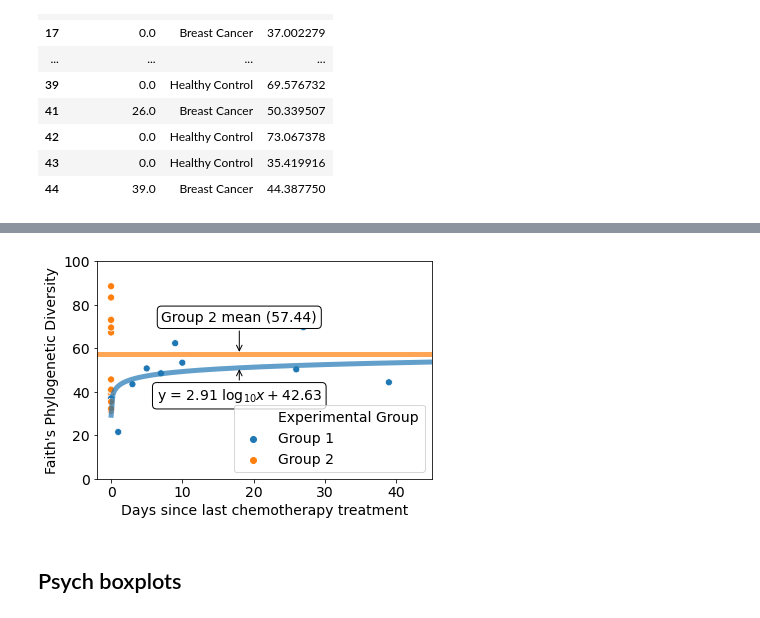
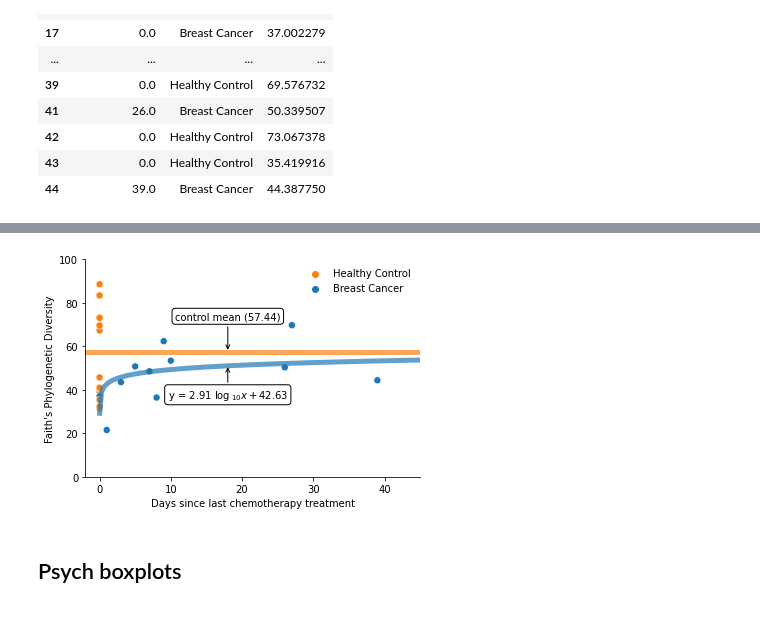
Before and after one commit to sterrettJD/Chemobrain, a Jupyter notebook: Final figs and additional analyses.ipynb, the cells around one changed output, grey strips where cells are left out. Saved outputs shown, nothing was run; the diff lists cells and outputs as text; code cells hidden in the pictures.

Commit message:
update time since plot

```diff
--- a/Final figs and additional analyses.ipynb
+++ b/Final figs and additional analyses.ipynb
@@ -200,7 +205,7 @@ logy = fit[0] * np.log(x) + fit[1]
 ax = sns.scatterplot(y="faith_pd",
                      x="Time difference",
                      data=time_faith,
-                     hue="Experimental Group",
+                     hue="Chemotherapy",
                      x_jitter=True,
                      s=50)
 
@@ -208,35 +213,44 @@ ax.axhline(time_faith.loc[time_faith["Chemotherapy"]=="Healthy Control","faith_p
            c="tab:orange",
            lw=5,
            alpha=0.7)
 
 ax.plot(x,logy, lw=5, alpha=0.7, c="tab:blue")
 
 
 
 annot_coords = (18, fit[0] * np.log(20) + fit[1])
 
 ax.annotate("y = " + str(round(fit[0],2)) + r" $\log{_{10}}{x} + $" + str(round(fit[1], 2)),
             xy=annot_coords, xytext=(18, fit[0] * np.log(20) + fit[1]-15),
             ha="center", bbox=dict(boxstyle="round", fc="w"),
             arrowprops=dict(arrowstyle="->"))
 
 grp2_mean = time_faith.loc[time_faith["Chemotherapy"]=="Healthy Control","faith_pd"].mean()
 
-ax.annotate("Group 2 mean (" + str(round(grp2_mean,2)) + ")",
+ax.annotate("control mean (" + str(round(grp2_mean,2)) + ")",
             xy=(18, grp2_mean),
             xytext=(18, grp2_mean + 15),
             ha="center", bbox=dict(boxstyle="round", fc="w"),
             arrowprops=dict(arrowstyle="->"))
 
 ax.set_ylim(0,100)
 ax.set_xlim(-2,45)
 ax.set_ylabel("Faith's Phylogenetic Diversity")
 ax.set_xlabel("Days since last chemotherapy treatment")
 
+# flip legend order
+handles, labels = ax.get_legend_handles_labels()
+order = [1,0]
+plt.legend([handles[idx] for idx in order],[labels[idx] for idx in order],
+           frameon=False)
+# remove spines
+ax.spines["top"].set_visible(False)
+ax.spines["right"].set_visible(False)
+
 plt.savefig("faith_log_fit_annotated.pdf")
 plt.show()
 # %% [output]
-[figure, old version]
+[figure, new version]
 # %% [markdown]
 ## Psych boxplots
 # %%
```
Also changed, not shown: parts of 6 cells of this notebook.
